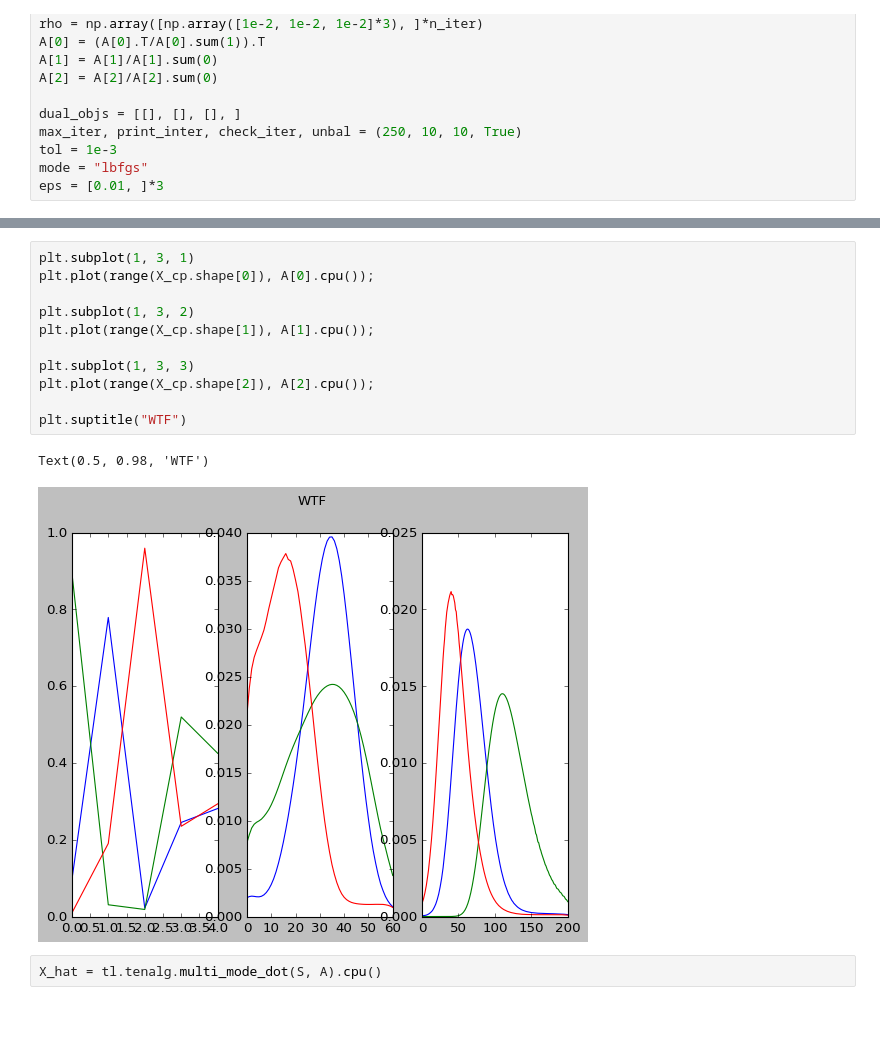
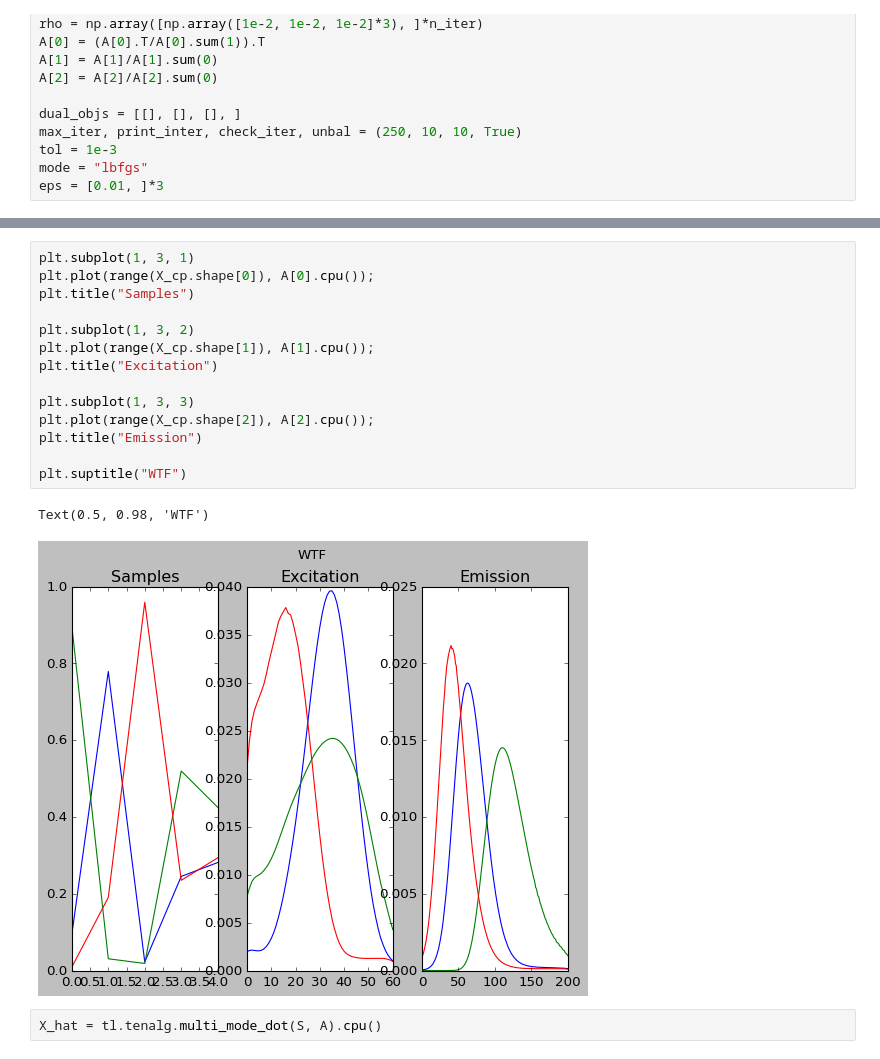
Before and after one commit to zsteve/wtf, a Jupyter notebook: examples/amino.ipynb, the cells around one changed output, grey strips where cells are left out. Cells and saved outputs as stored; diff of their text form; blank space fills up the shorter version.

```diff
--- a/examples/amino.ipynb
+++ b/examples/amino.ipynb
@@ -161,17 +161,20 @@ Text(0.5, 0.98, 'Frobenius-CP')
 # %%
 plt.subplot(1, 3, 1)
 plt.plot(range(X_cp.shape[0]), A[0].cpu());
+plt.title("Samples")
 
 plt.subplot(1, 3, 2)
 plt.plot(range(X_cp.shape[1]), A[1].cpu());
+plt.title("Excitation")
 
 plt.subplot(1, 3, 3)
 plt.plot(range(X_cp.shape[2]), A[2].cpu());
+plt.title("Emission")
 
 plt.suptitle("WTF")
 # %% [output]
 Text(0.5, 0.98, 'WTF')
-[figure, old version]
+[figure, new version]
 # %%
 X_hat = tl.tenalg.multi_mode_dot(S, A).cpu()
 # %%
```
Also changed, not shown: parts of 3 cells of this notebook.
